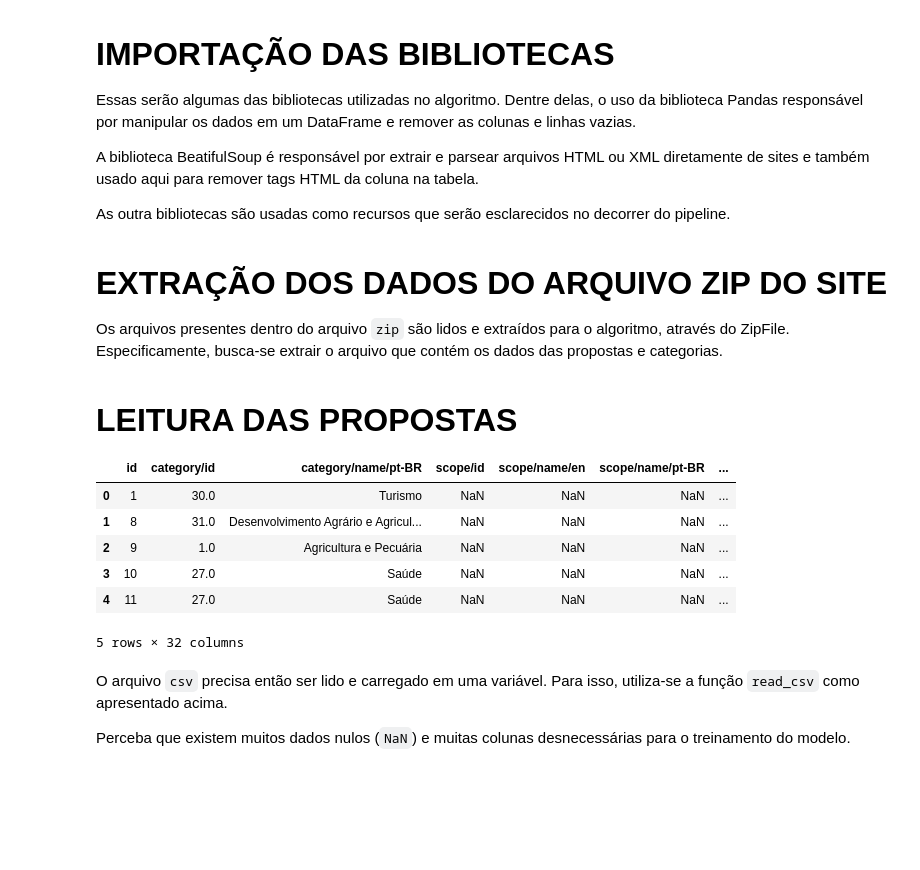
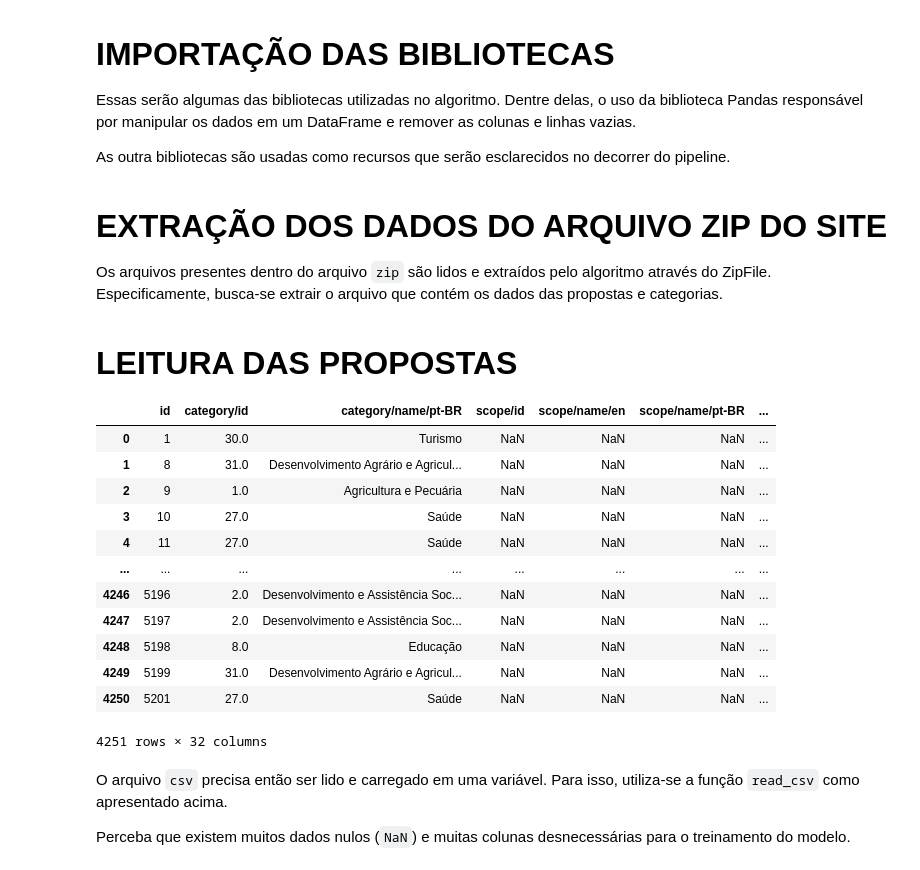
Before and after one commit to ResidenciaTICBrisa/BP-Classificador-de-Propostas, a Jupyter notebook: processo_de_desenvolvimento.ipynb, the cells around one changed output. Cells and saved outputs as stored; diff of their text form; code cells hidden in the pictures; blank space fills up the shorter version.

```diff
--- a/processo_de_desenvolvimento.ipynb
+++ b/processo_de_desenvolvimento.ipynb
@@ -43,8 +42,6 @@ from spacy.lang.pt.stop_words import STOP_WORDS
 # %% [markdown]
 Essas serão algumas das bibliotecas utilizadas no algoritmo. Dentre delas, o uso da biblioteca Pandas responsável por manipular os dados em um DataFrame e remover as colunas e linhas vazias.
 
-A biblioteca BeatifulSoup é responsável por extrair e parsear arquivos HTML ou XML diretamente de sites e também usado aqui para remover tags HTML da coluna na tabela.
-
 As outra bibliotecas são usadas como recursos que serão esclarecidos no decorrer do pipeline.
 # %% [markdown]
 <h3 style="font-size:2rem;">EXTRAÇÃO DOS DADOS DO ARQUIVO ZIP DO SITE</h3>
@@ -56,22 +53,28 @@ with zipfile.ZipFile('data_extraction/brasilparticipativo.presidencia.gov.br-ope
             zip_ref.extract(arquivo, 'data_extraction')
             break
 # %% [markdown]
-Os arquivos presentes dentro do arquivo `zip` são lidos e extraídos para o algoritmo, através do ZipFile. Especificamente, busca-se extrair o arquivo que contém os dados das propostas e categorias.
+Os arquivos presentes dentro do arquivo `zip` são lidos e extraídos pelo algoritmo através do ZipFile. Especificamente, busca-se extrair o arquivo que contém os dados das propostas e categorias.
 # %% [markdown]
 <h3 style="font-size:2rem;">LEITURA DAS PROPOSTAS</h3>
 # %%
 # Lê as propostas com o Pandas
 propostas = pd.read_csv("data_extraction/brasilparticipativo.presidencia.gov.br-open-data-proposals.csv", delimiter=";")
 
-propostas.head()
+propostas  # Impressão do DataFrame de propostas
 # %% [output]
 |  | id | category/id | category/name/pt-BR | scope/id | scope/name/en | scope/name/pt-BR | ... |
 | 0 | 1 | 30.0 | Turismo | NaN | NaN | NaN | ... |
 | 1 | 8 | 31.0 | Desenvolvimento Agrário e Agricul... | NaN | NaN | NaN | ... |
 | 2 | 9 | 1.0 | Agricultura e Pecuária | NaN | NaN | NaN | ... |
 | 3 | 10 | 27.0 | Saúde | NaN | NaN | NaN | ... |
 | 4 | 11 | 27.0 | Saúde | NaN | NaN | NaN | ... |
+| ... | ... | ... | ... | ... | ... | ... | ... |
+| 4246 | 5196 | 2.0 | Desenvolvimento e Assistência Soc... | NaN | NaN | NaN | ... |
+| 4247 | 5197 | 2.0 | Desenvolvimento e Assistência Soc... | NaN | NaN | NaN | ... |
+| 4248 | 5198 | 8.0 | Educação | NaN | NaN | NaN | ... |
+| 4249 | 5199 | 31.0 | Desenvolvimento Agrário e Agricul... | NaN | NaN | NaN | ... |
+| 4250 | 5201 | 27.0 | Saúde | NaN | NaN | NaN | ... |
-5 rows × 32 columns
+4251 rows × 32 columns
 # %% [markdown]
 O arquivo `csv` precisa então ser lido e carregado em uma variável. Para isso, utiliza-se a função `read_csv` como apresentado acima.
 
```
Also changed, not shown: parts of 8 cells of this notebook.
